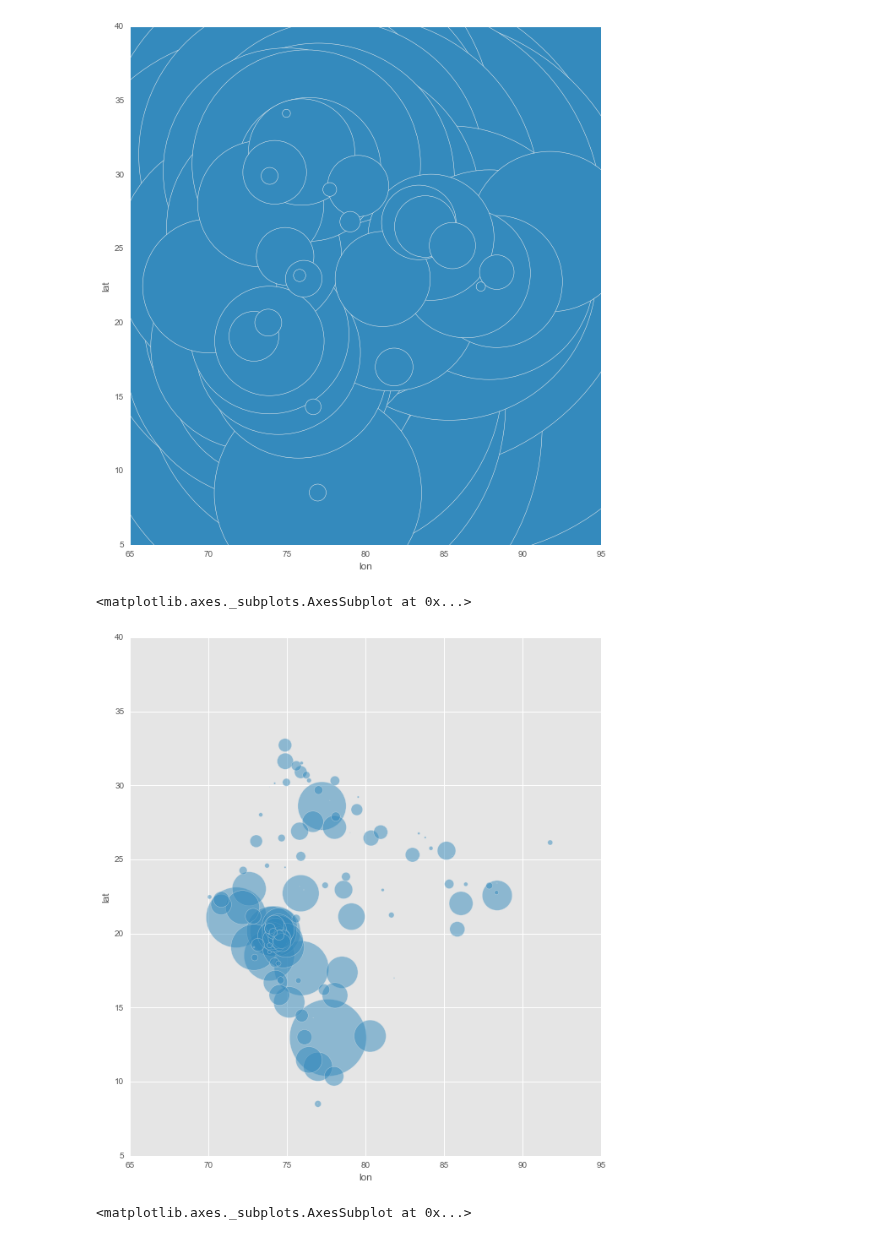
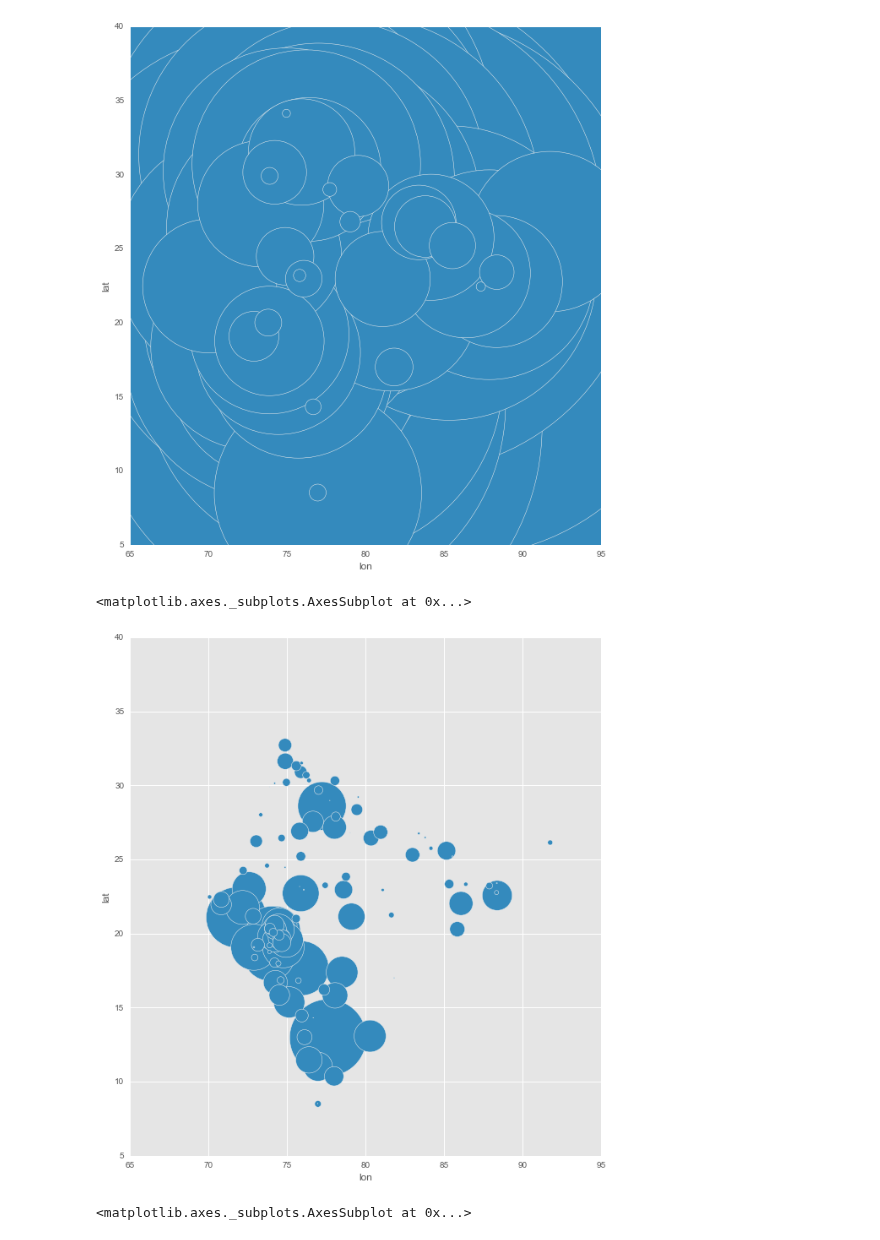
Before and after one commit to ababook/intro-python-data-science, a Jupyter notebook: onion/6-Insight.ipynb, the cells around one changed output. Cells and saved outputs as stored; diff of their text form; code cells hidden in the pictures.

```diff
--- a/onion/6-Insight.ipynb
+++ b/onion/6-Insight.ipynb
@@ -96,10 +96,10 @@ dfCityGeo.plot(kind = 'scatter', x = 'lon', y = 'lat', s = dfCityGeo.quantity, f
 [figure]
 # %%
 # Let us scale down the quantity variable
-dfCityGeo.plot(kind = 'scatter', x = 'lon', y = 'lat', s = dfCityGeo.quantity/1000, alpha = 0.5, figsize = [10,11])
+dfCityGeo.plot(kind = 'scatter', x = 'lon', y = 'lat', s = dfCityGeo.quantity/1000, figsize = [10,11])
 # %% [output]
 <matplotlib.axes._subplots.AxesSubplot at 0x...>
-[figure, old version]
+[figure, new version]
 # %%
 # Reduce the opacity of the color, so that we can see overlapping values
 dfCityGeo.plot(kind = 'scatter', x = 'lon', y = 'lat', s = dfCityGeo.quantity/1000, alpha = 0.5, figsize = [10,11])
```
Also changed, not shown: parts of 15 cells of this notebook, 6 other files.
